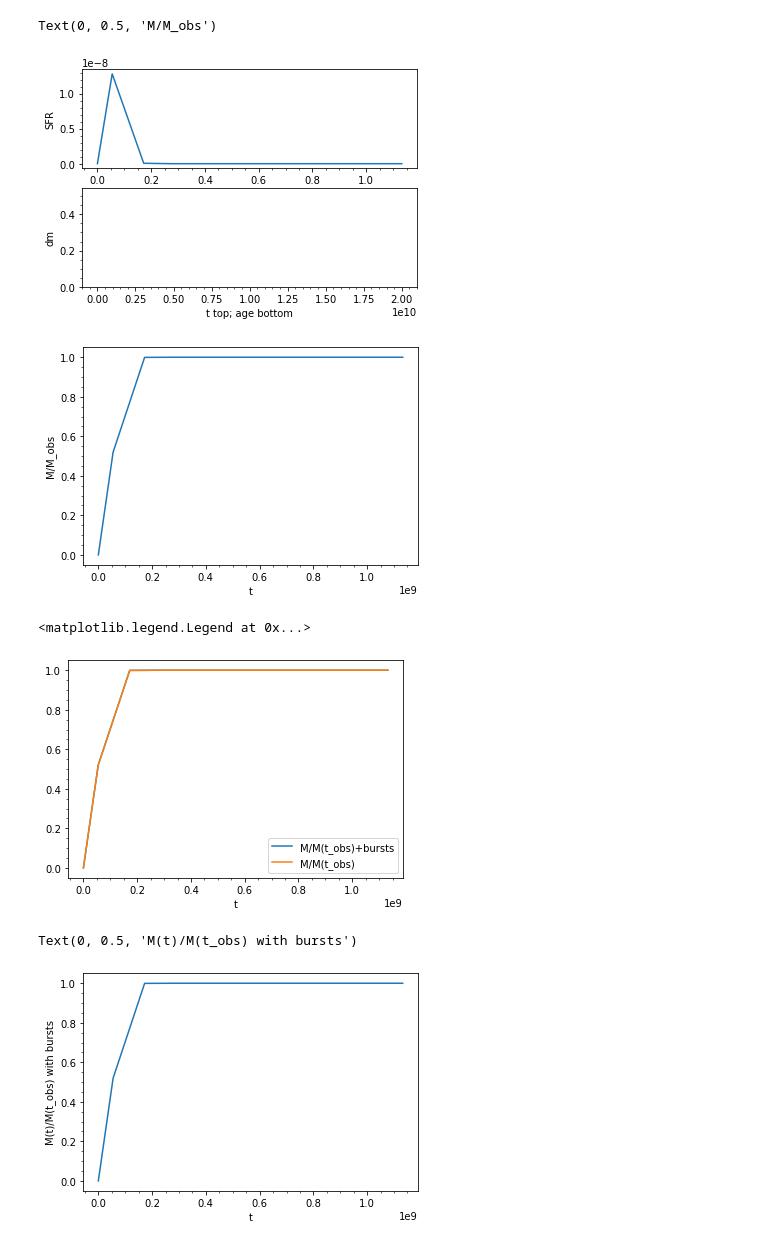
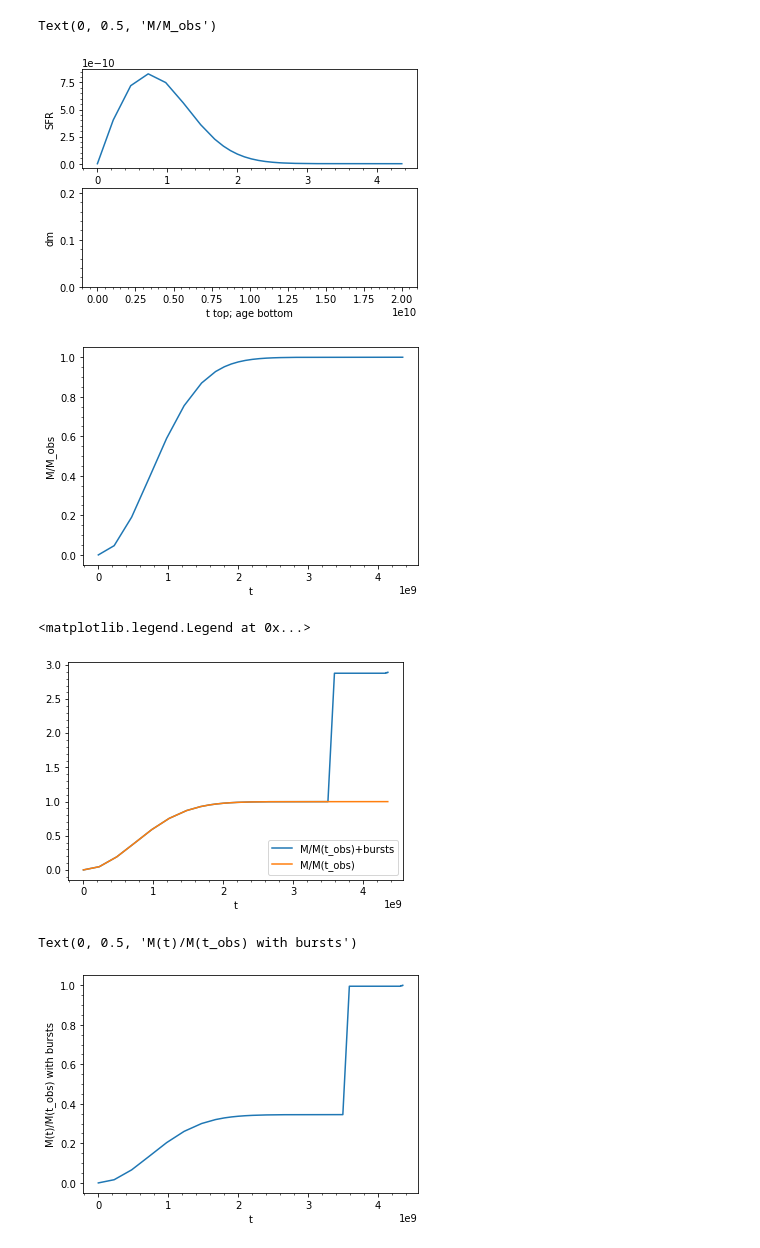
Before and after one commit to edoardorossi3/TESIedo_git, a Jupyter notebook: tesi_py/check_model.ipynb, the cells around one changed output. Drawn from its saved outputs; the diff is of its cells as text; code cells hidden in the pictures.

```diff
--- a/tesi_py/check_model.ipynb
+++ b/tesi_py/check_model.ipynb
@@ -28,11 +28,11 @@ def Massb(t, tau, t_obs, A_burst, t_burst, N_burst):
     #m_sndg=m_sndg/(1-np.exp(-0.5*(t_obs/tau)**2)+np.sum(A_burst))
     return m_sndg
 # %%
-f_name=os.getenv('HOME')+'/Desktop/TESI/sandage_varZ_v4.1eq.fits'
+f_name=os.getenv('HOME')+'/Desktop/TESI/models/Sandage_varZ_v4.2eq_CB16MILES_ChFall/sandage_varZ_v4.2eq.fits'
 hdul=fits.open(f_name)
 data=hdul[1].data
 
-number=5219 #Number model ------array(5219,  17559,  28457,  47761,  64218, 100645, 104552, 147842,201290, 208255, 249577, 253062, 260145, 387896, 392605, 399713,
+number=7109 #Number model ------array(5219,  17559,  28457,  47761,  64218, 100645, 104552, 147842,201290, 208255, 249577, 253062, 260145, 387896, 392605, 399713,
                                  #432255, 433421, 445350, 460919, 485628, 486601)
 
 
@@ -64,35 +64,35 @@ t=np.where(t<0.0, 0.0, t)
 m=1.0-np.exp(-t**2/(2.0*tau**2))
 sfr=t/(tau**2)*np.exp(-t**2/(2.0*tau**2))
 Nbins_t=np.size(t)
 sfr=(1.0/m[0])*sfr
 m=m/m[0]
 
 dm=[0.0]*(Nbins_t)
 
 dm[Nbins_t-1]=m[Nbins_t-1]
 for i in range(0, Nbins_t-1, 1):
     dm[i]=m[i]-m[i+1]
 
 
 fig, (ax1,ax2)=plt.subplots(2)
 ax1.plot(t, sfr)
 ax1.set_ylabel('SFR')
 ax1.minorticks_on()
 ax2.minorticks_on()
 ax2.bar(m_age, dm, align='center', width=0.2)
 ax2.set_xlabel('t top; age bottom')
 ax2.set_ylabel('dm')
 
 fig, ax3=plt.subplots(1)
 ax3.minorticks_on()
 ax3.plot(t, m)
 #ax3.set_title('t_obs {:4.2e}'.format(t_obs))
 ax3.set_xlabel('t')
 ax3.set_ylabel('M/M_obs')
 # %% [output]
 Text(0, 0.5, 'M/M_obs')
-[figure, old version]
+[figure, new version]
-[figure, old version]
+[figure, new version]
 # %%
 m_b=m
 for i in range(0, Nburst):
@@ -105,7 +105,7 @@ plt.xlabel('t')
 plt.legend(loc='lower right')
 # %% [output]
 <matplotlib.legend.Legend at 0x...>
-[figure, old version]
+[figure, new version]
 # %%
 m_bn=m_b/m_b[0] #mass function with burts normalized
 plt.plot(t, m_bn)
@@ -114,7 +114,7 @@ plt.xlabel('t')
 plt.ylabel('M(t)/M(t_obs) with bursts')
 # %% [output]
 Text(0, 0.5, 'M(t)/M(t_obs) with bursts')
-[figure, old version]
+[figure, new version]
 # %%
 Mass_tot=1.0+np.sum(A_burst)
 
```
Also changed, not shown: parts of 3 cells of this notebook, 5 other files.
